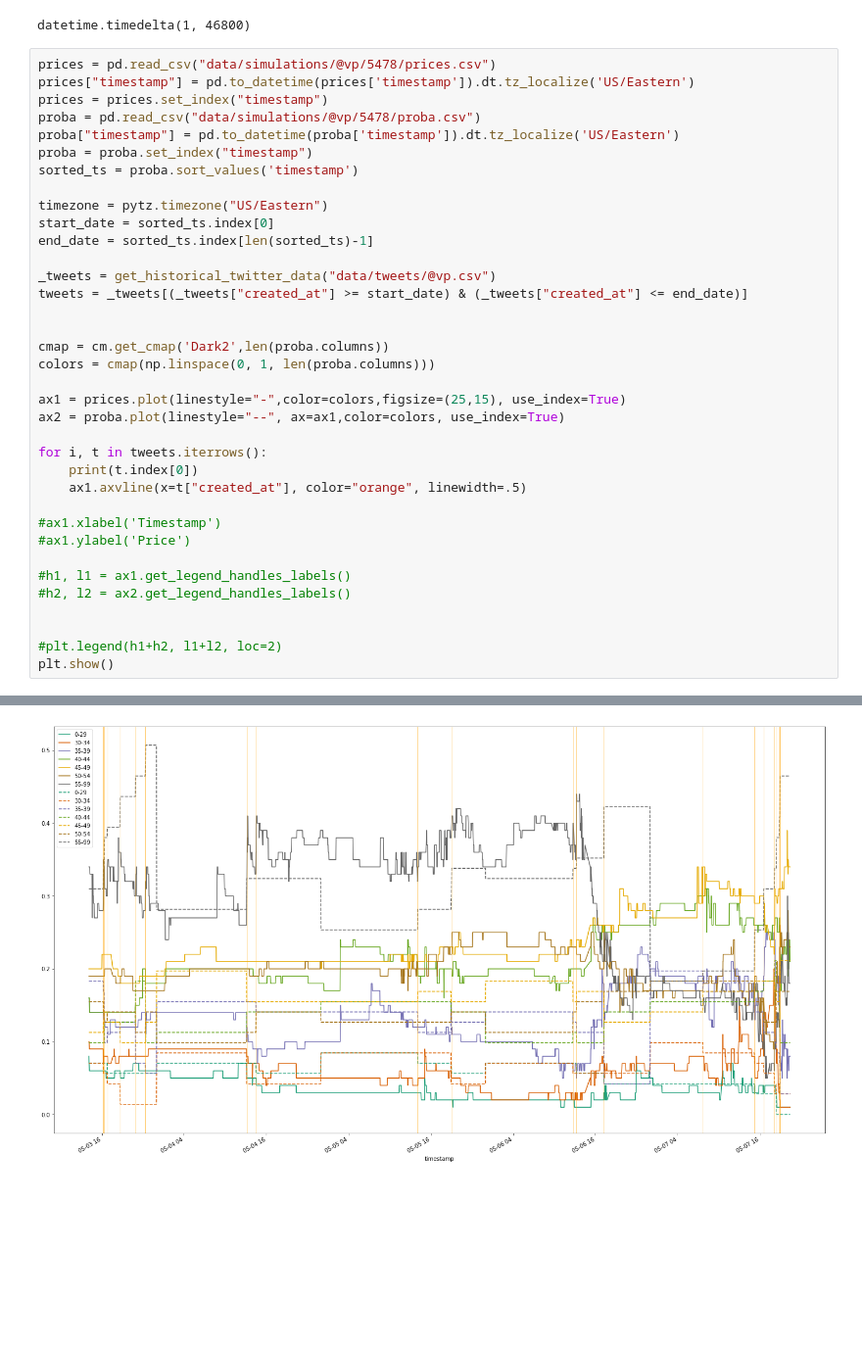
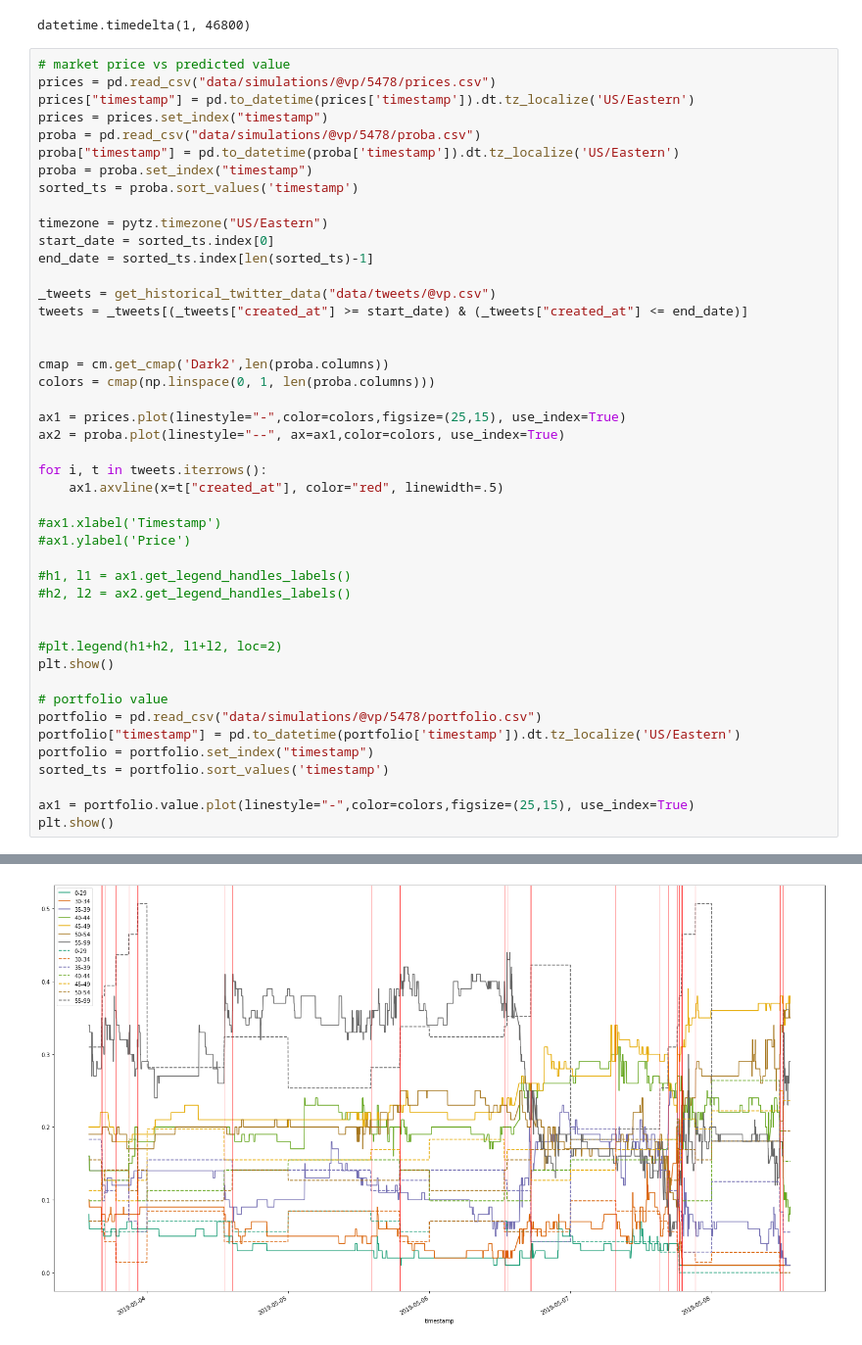
Before and after one commit to mng12689/predictit, a Jupyter notebook: Untitled-Copy1.ipynb, the cells around one changed output, grey strips where cells are left out. Shown: that part at 98% size. Saved outputs shown, nothing was run; the diff lists cells and outputs as text; blank space fills up the shorter version.

Commit message:
simulation working for real

```diff
--- a/Untitled-Copy1.ipynb
+++ b/Untitled-Copy1.ipynb
@@ -771,6 +825,7 @@ d1 - d2
 # %% [output]
 datetime.timedelta(1, 46800)
 # %%
+# market price vs predicted value
 prices = pd.read_csv("data/simulations/@vp/5478/prices.csv")
 prices["timestamp"] = pd.to_datetime(prices['timestamp']).dt.tz_localize('US/Eastern')
 prices = prices.set_index("timestamp")
@@ -794,8 +849,7 @@ ax1 = prices.plot(linestyle="-",color=colors,figsize=(25,15), use_index=True)
 ax2 = proba.plot(linestyle="--", ax=ax1,color=colors, use_index=True)
 
 for i, t in tweets.iterrows():
-    print(t.index[0])
-    ax1.axvline(x=t["created_at"], color="orange", linewidth=.5)
+    ax1.axvline(x=t["created_at"], color="red", linewidth=.5)
 
 #ax1.xlabel('Timestamp')
 #ax1.ylabel('Price')
@@ -806,4 +860,13 @@ for i, t in tweets.iterrows():
 
 #plt.legend(h1+h2, l1+l2, loc=2)
 plt.show()
+
+# portfolio value
+portfolio = pd.read_csv("data/simulations/@vp/5478/portfolio.csv")
+portfolio["timestamp"] = pd.to_datetime(portfolio['timestamp']).dt.tz_localize('US/Eastern')
+portfolio = portfolio.set_index("timestamp")
+sorted_ts = portfolio.sort_values('timestamp')
+
+ax1 = portfolio.value.plot(linestyle="-",color=colors,figsize=(25,15), use_index=True)
+plt.show()
 # %% [output]
@@ -827 +873 @@ created_at
-[figure, old version]
+[figure, new version]
```
Also changed, not shown: parts of 16 cells of this notebook.
